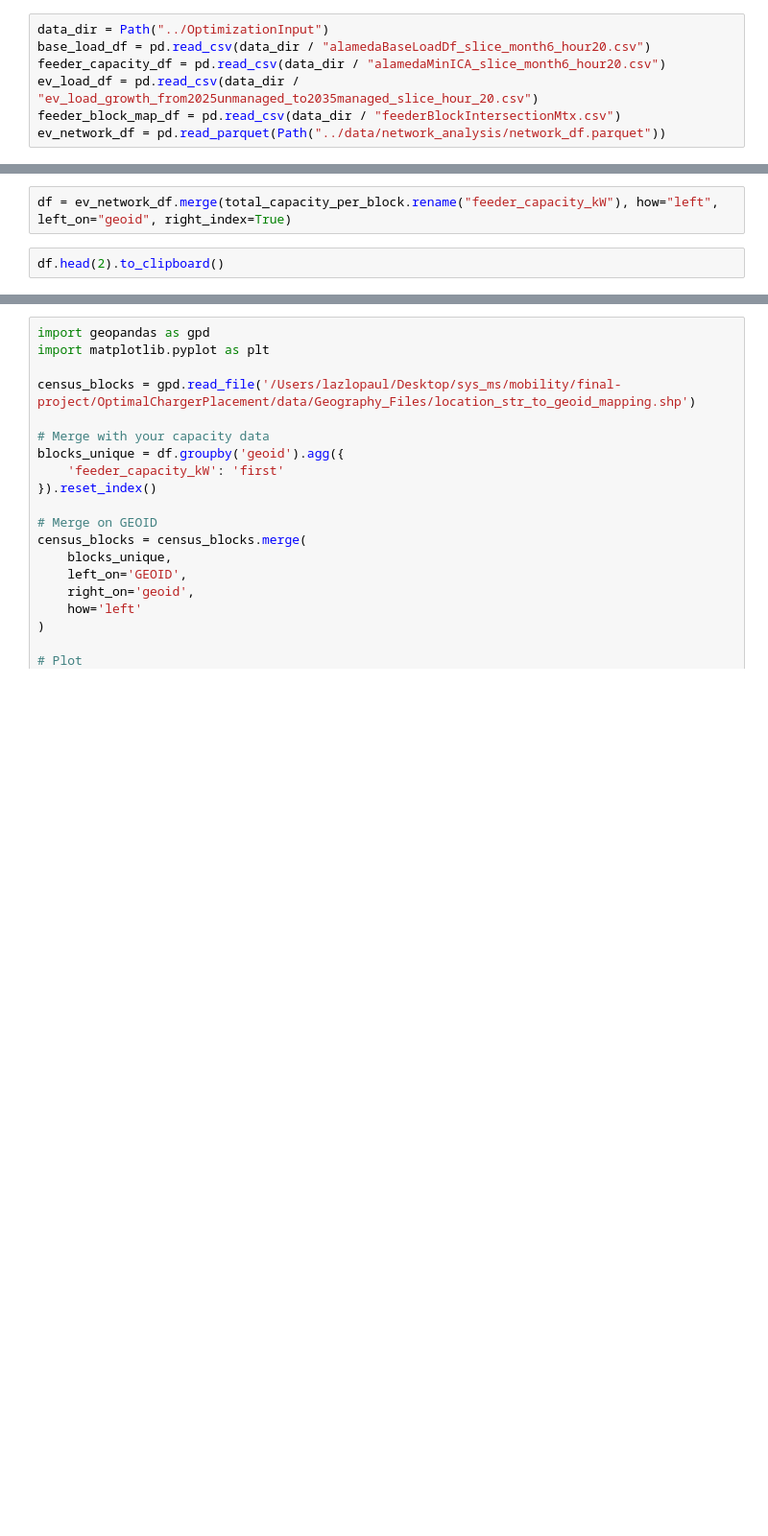
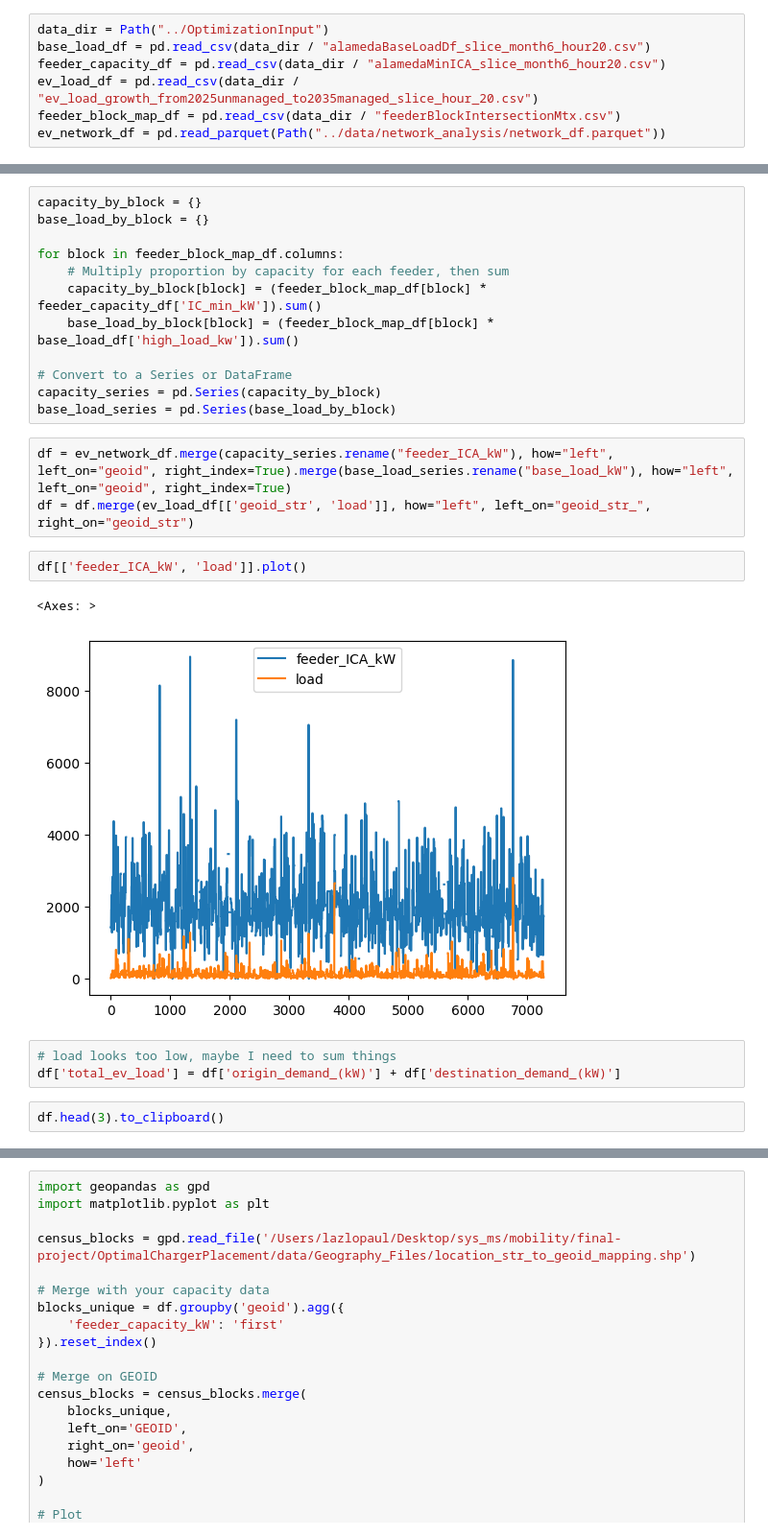
Before and after one commit to lazlop/OptimalChargerPlacement, a Jupyter notebook: notebooks/ev-adoption-analysis.ipynb, the cells around one changed output, grey strips where cells are left out. Shown at 96% size. Saved outputs shown, nothing was run; the diff lists cells and outputs as text; blank space fills up the shorter version.

Commit message:
merging data

```diff
--- a/notebooks/ev-adoption-analysis.ipynb
+++ b/notebooks/ev-adoption-analysis.ipynb
@@ -29,4 +28,25 @@ Length: 1074, dtype: float64
+# %%
+capacity_by_block = {}
+base_load_by_block = {}
+
+for block in feeder_block_map_df.columns:
+    # Multiply proportion by capacity for each feeder, then sum
+    capacity_by_block[block] = (feeder_block_map_df[block] * feeder_capacity_df['IC_min_kW']).sum()
+    base_load_by_block[block] = (feeder_block_map_df[block] * base_load_df['high_load_kw']).sum()
+
+# Convert to a Series or DataFrame
+capacity_series = pd.Series(capacity_by_block)
+base_load_series = pd.Series(base_load_by_block)
 # %%
-df = ev_network_df.merge(total_capacity_per_block.rename("feeder_capacity_kW"), how="left", left_on="geoid", right_index=True)
+df = ev_network_df.merge(capacity_series.rename("feeder_ICA_kW"), how="left", left_on="geoid", right_index=True).merge(base_load_series.rename("base_load_kW"), how="left", left_on="geoid", right_index=True)
+df = df.merge(ev_load_df[['geoid_str', 'load']], how="left", left_on="geoid_str_", right_on="geoid_str")
-# %%
-df.head(2).to_clipboard()
+# %%
+df[['feeder_ICA_kW', 'load']].plot()
+# %% [output]
+<Axes: >
+[figure, added]
+# %%
+# load looks too low, maybe I need to sum things
+df['total_ev_load'] = df['origin_demand_(kW)'] + df['destination_demand_(kW)']
+# %%
+df.head(3).to_clipboard()
```
Also changed, not shown: parts of 6 cells of this notebook.
